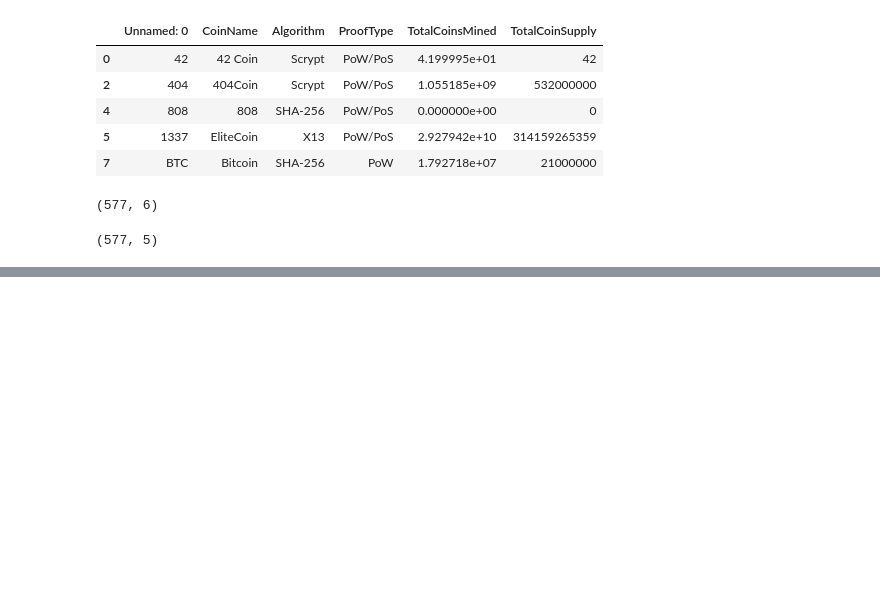
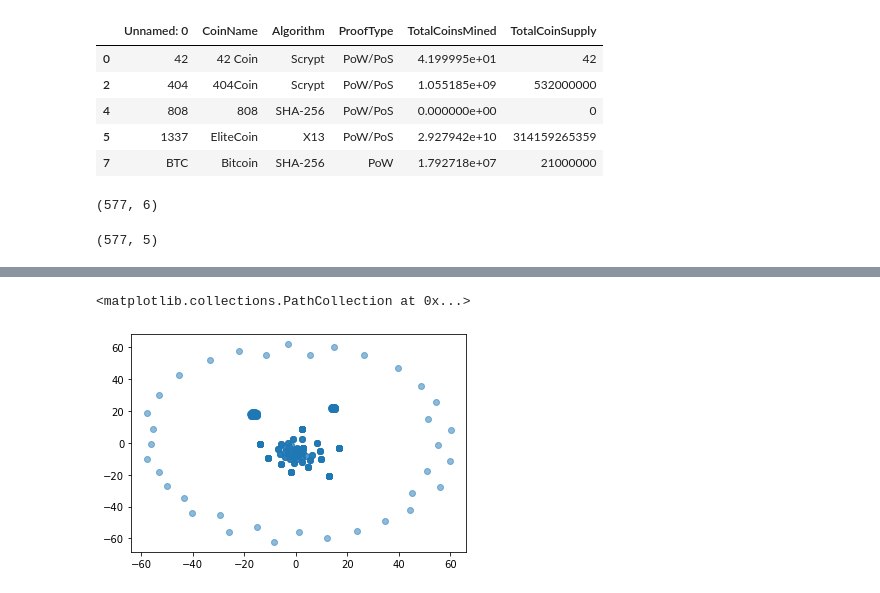
Before and after one commit to JennyShea/Cryptocurrency-Analysis, a Jupyter notebook: Cryptocurrency Analysis.ipynb, the cells around one changed output, grey strips where cells are left out. Saved outputs shown, nothing was run; the diff lists cells and outputs as text; code cells hidden in the pictures; blank space fills up the shorter version.

```diff
--- a/Cryptocurrency Analysis.ipynb
+++ b/Cryptocurrency Analysis.ipynb
@@ -83,3 +135,24 @@ crypto_df_ready.shape
 # %%
-#Next, further reduce the dataset dimensions with t-SNE and visually inspect the results. In order to accomplish this task, run t-SNE on the principal components: the output of the PCA transformation. Then create a scatter plot of the t-SNE output. Observe whether there are distinct clusters or not.
+#Next, further reduce the dataset dimensions with t-SNE and visually inspect the results.
+#In order to accomplish this task, run t-SNE on the principal components: the output of the PCA transformation.
+#Then create a scatter plot of the t-SNE output. Observe whether there are distinct clusters or not.
+from sklearn.manifold import TSNE
+
+#create TSNE instance
+model = TSNE(learning_rate=50)
+
+#apply fit_transform to normalized_movements: tnse_features
+tsne_features = model.fit_transform(crypto_scaled)
+
+#Select the 0th feature
+xs = tsne_features[:,0]
+
+#Select the 1th feature
+ys = tsne_features[:,1]
+
+#create scatter plot
+plt.scatter(xs, ys, alpha=0.5)
+# %% [output]
+<matplotlib.collections.PathCollection at 0x...>
+[figure, added]
 # %%
```
Also changed, not shown: parts of 9 cells of this notebook, 1 other file.
